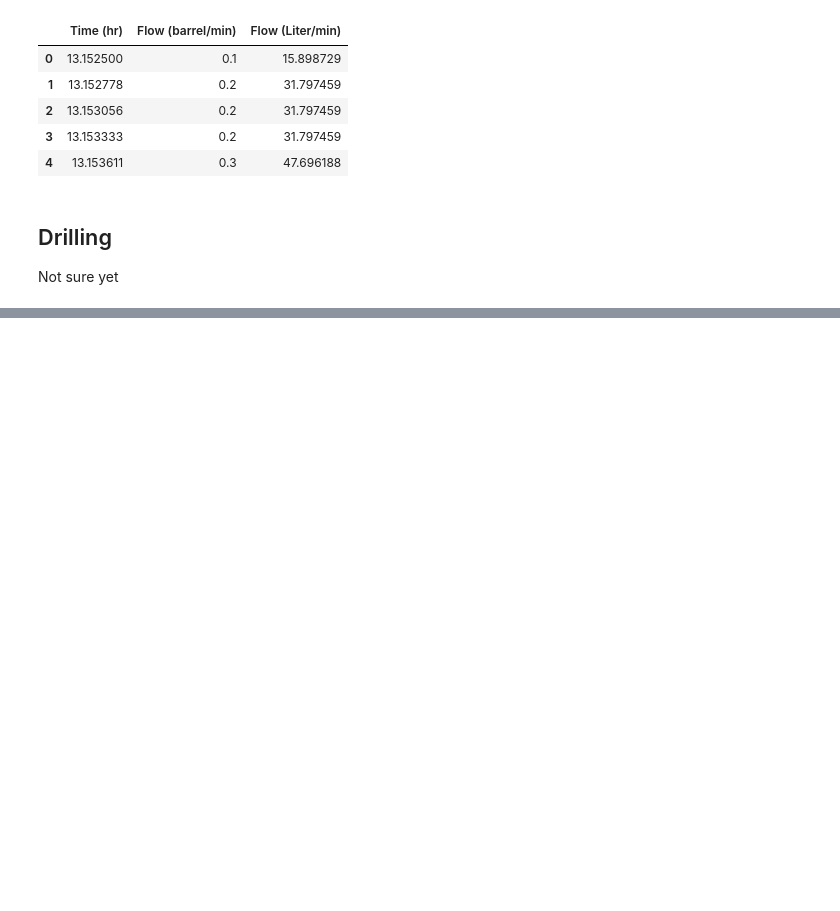
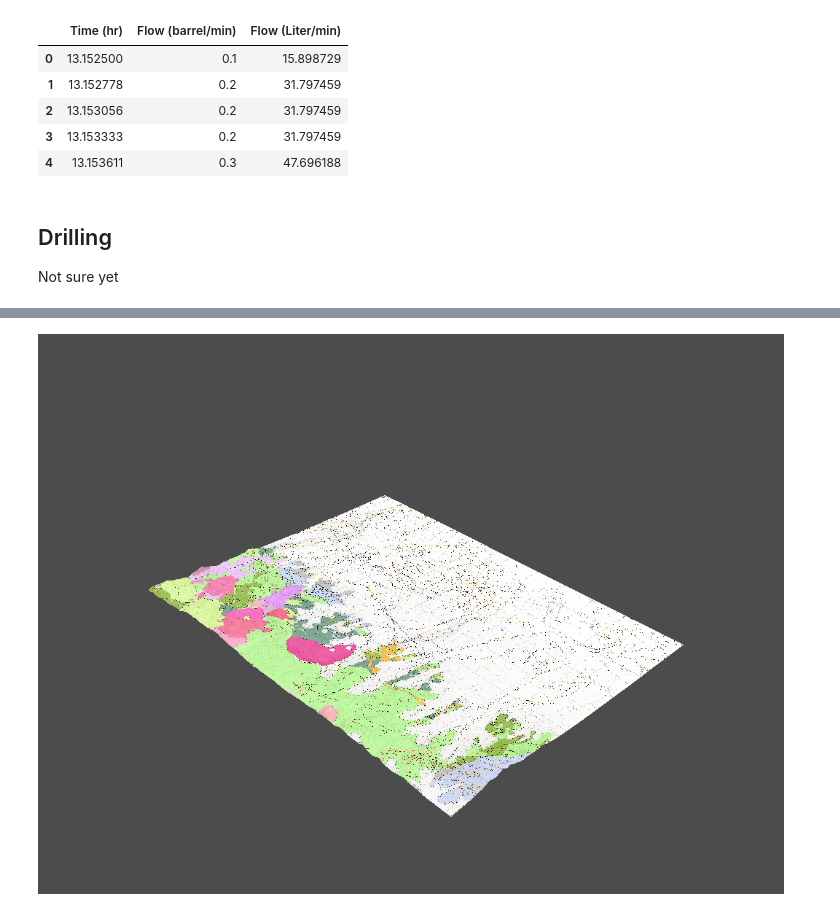
Before and after one commit to OpenGeoVis/GeothermalDesignChallenge, a Jupyter notebook: codebooks/File IO.ipynb, the cells around one changed output, grey strips where cells are left out. Saved outputs shown, nothing was run; the diff lists cells and outputs as text; code cells hidden in the pictures; blank space fills up the shorter version.

```diff
--- a/codebooks/File IO.ipynb
+++ b/codebooks/File IO.ipynb
@@ -164,0 +170,7 @@ import collections
+# %%
+gdc19.load_attach_texture(topo,
+                          gdc19.get_gis_path('Geologic_map_no_quaternary.tif'),
+                          'geo-no-q')
+topo.plot(show_edges=False, texture='geo-no-q', notebook=True)
+# %% [output]
+[figure, added]
```
Also changed, not shown: parts of 16 cells of this notebook, 3 other files.
